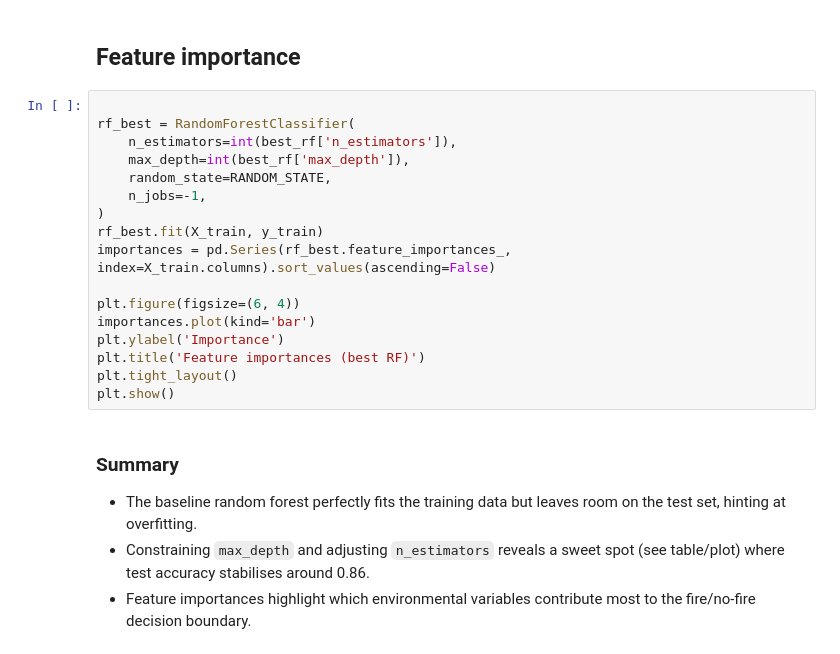
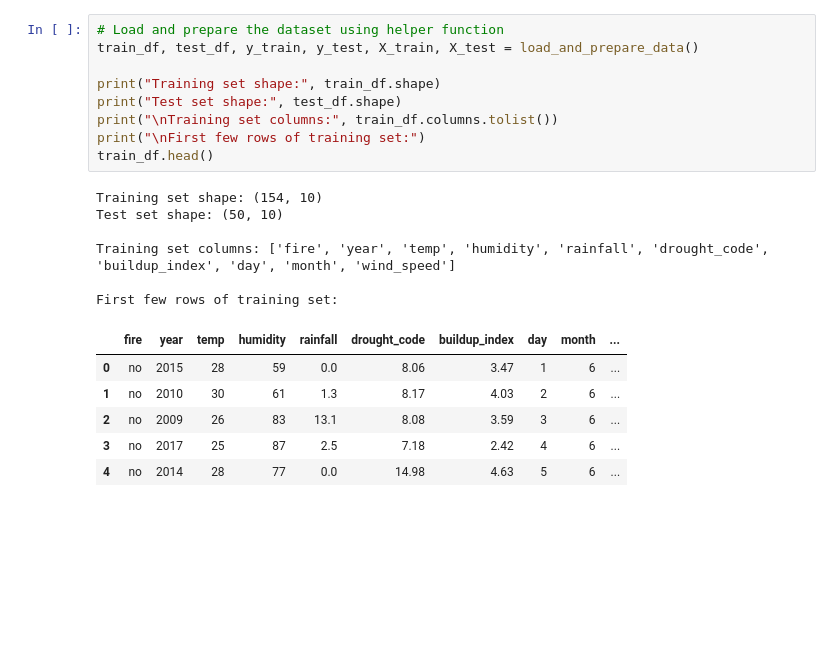
Before and after one commit to 0cch1/CT4101-wildfire-classification, a Jupyter notebook: randomForest.ipynb, the cells around one changed output. Saved outputs shown, nothing was run; the diff lists cells and outputs as text; blank space fills up the shorter version.

Commit message:
Update randomForest.ipynb and logisticRegression.ipynb to use helper functions for analysis

```diff
--- a/randomForest.ipynb
+++ b/randomForest.ipynb
@@ -139,26 +41,22 @@ plt.show()
-# %% [markdown]
-## Feature importance
-# %%
-
-rf_best = RandomForestClassifier(
-    n_estimators=int(best_rf['n_estimators']),
-    max_depth=int(best_rf['max_depth']),
-    random_state=RANDOM_STATE,
-    n_jobs=-1,
-)
-rf_best.fit(X_train, y_train)
-importances = pd.Series(rf_best.feature_importances_, index=X_train.columns).sort_values(ascending=False)
-
-plt.figure(figsize=(6, 4))
-importances.plot(kind='bar')
-plt.ylabel('Importance')
-plt.title('Feature importances (best RF)')
-plt.tight_layout()
-plt.show()
-# %% [markdown]
-
-### Summary
-
-* The baseline random forest perfectly fits the training data but leaves room on the test set, hinting at overfitting.
-* Constraining `max_depth` and adjusting `n_estimators` reveals a sweet spot (see table/plot) where test accuracy stabilises around 0.86.
-* Feature importances highlight which environmental variables contribute most to the fire/no-fire decision boundary.
+# %%
+# Load and prepare the dataset using helper function
+train_df, test_df, y_train, y_test, X_train, X_test = load_and_prepare_data()
+
+print("Training set shape:", train_df.shape)
+print("Test set shape:", test_df.shape)
+print("\nTraining set columns:", train_df.columns.tolist())
+print("\nFirst few rows of training set:")
+train_df.head()
+# %% [output]
+Training set shape: (154, 10)
+Test set shape: (50, 10)
+
+Training set columns: ['fire', 'year', 'temp', 'humidity', 'rainfall', 'drought_code', 'buildup_index', 'day', 'month', 'wind_speed']
+
+First few rows of training set:
+|  | fire | year | temp | humidity | rainfall | drought_code | buildup_index | day | month | ... |
+| 0 | no | 2015 | 28 | 59 | 0.0 | 8.06 | 3.47 | 1 | 6 | ... |
+| 1 | no | 2010 | 30 | 61 | 1.3 | 8.17 | 4.03 | 2 | 6 | ... |
+| 2 | no | 2009 | 26 | 83 | 13.1 | 8.08 | 3.59 | 3 | 6 | ... |
+| 3 | no | 2017 | 25 | 87 | 2.5 | 7.18 | 2.42 | 4 | 6 | ... |
+| 4 | no | 2014 | 28 | 77 | 0.0 | 14.98 | 4.63 | 5 | 6 | ... |
```
Also changed, not shown: parts of 25 cells of this notebook, 1 other file.
